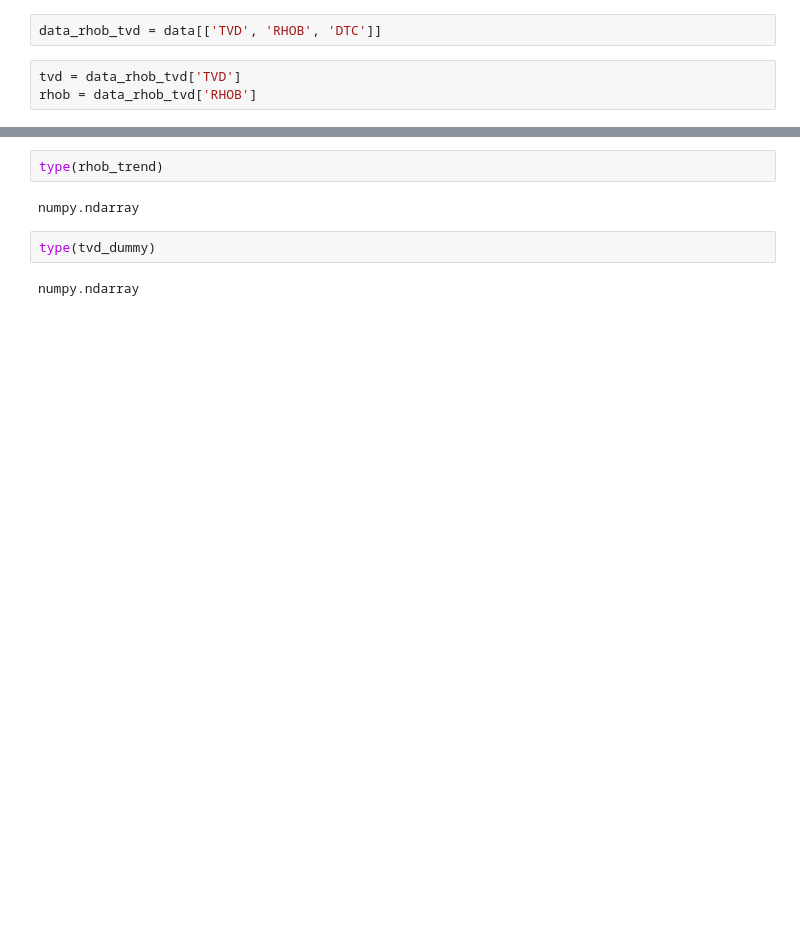
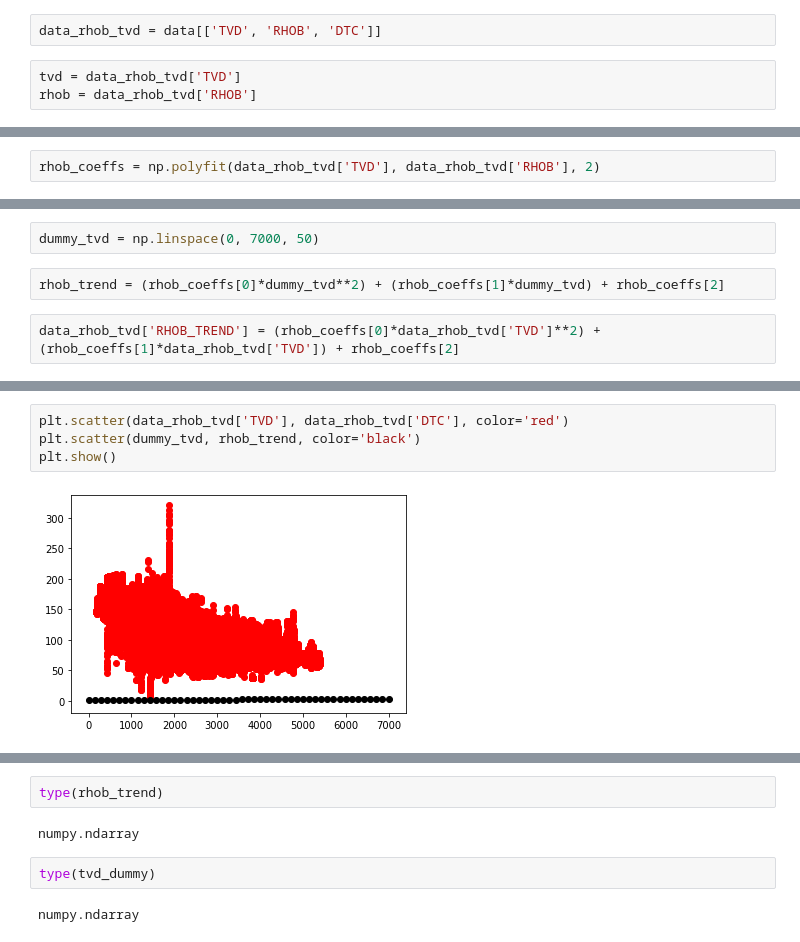
Before and after one commit to ABV-Hub/force2020_priv, a Jupyter notebook: EDA - Normalisation.ipynb, the cells around one changed output, grey strips where cells are left out. Saved outputs shown, nothing was run; the diff lists cells and outputs as text; blank space fills up the shorter version.

```diff
--- a/EDA - Normalisation.ipynb
+++ b/EDA - Normalisation.ipynb
@@ -269,0 +265,2 @@ rhob = data_rhob_tvd['RHOB']
+# %%
+rhob_coeffs = np.polyfit(data_rhob_tvd['TVD'], data_rhob_tvd['RHOB'], 2)
@@ -269,0 +277,6 @@ rhob = data_rhob_tvd['RHOB']
+# %%
+dummy_tvd = np.linspace(0, 7000, 50)
+# %%
+rhob_trend = (rhob_coeffs[0]*dummy_tvd**2) + (rhob_coeffs[1]*dummy_tvd) + rhob_coeffs[2]
+# %%
+data_rhob_tvd['RHOB_TREND'] = (rhob_coeffs[0]*data_rhob_tvd['TVD']**2) + (rhob_coeffs[1]*data_rhob_tvd['TVD']) + rhob_coeffs[2]
@@ -269,0 +297,6 @@ rhob = data_rhob_tvd['RHOB']
+# %%
+plt.scatter(data_rhob_tvd['TVD'], data_rhob_tvd['DTC'], color='red')
+plt.scatter(dummy_tvd, rhob_trend, color='black')
+plt.show()
+# %% [output]
+[figure, added]
```
Also changed, not shown: parts of 20 cells of this notebook, 1 other file.
